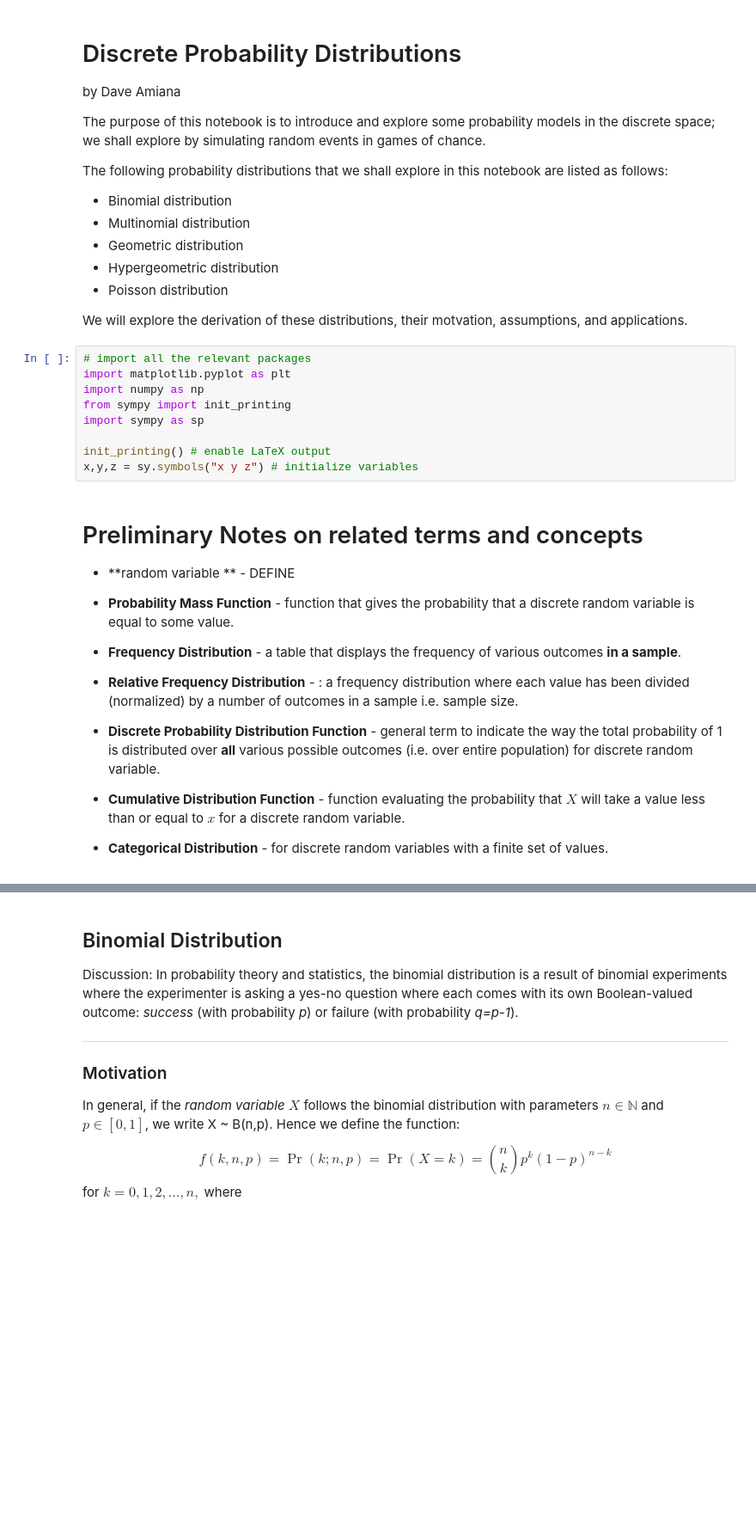
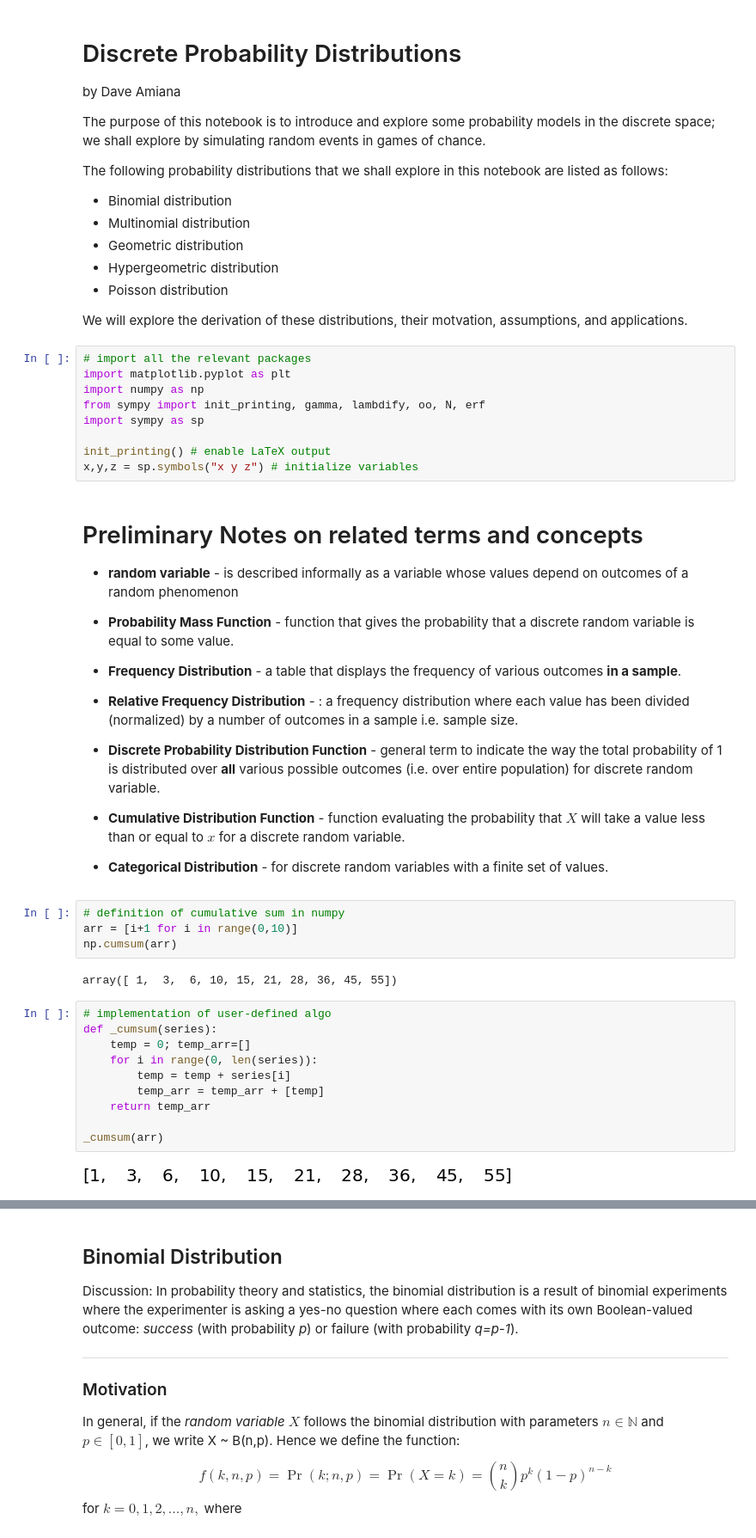
Before and after one commit to adeeconometrics/literate-programming, a Jupyter notebook: Probability_Distributions_Discrete.ipynb, the cells around one changed output, grey strips where cells are left out. Shown: that part at 86% size. Cells and saved outputs as stored; diff of their text form; blank space fills up the shorter version.

```diff
--- a/Probability_Distributions_Discrete.ipynb
+++ b/Probability_Distributions_Discrete.ipynb
@@ -19,15 +19,15 @@ We will explore the derivation of these distributions, their motvation, assumpti
 # import all the relevant packages
 import matplotlib.pyplot as plt
 import numpy as np
-from sympy import init_printing
+from sympy import init_printing, gamma, lambdify, oo, N, erf
 import sympy as sp
 
 init_printing() # enable LaTeX output
-x,y,z = sy.symbols("x y z") # initialize variables
+x,y,z = sp.symbols("x y z") # initialize variables
 # %% [markdown]
 # Preliminary Notes on related terms and concepts
 
-- **random variable ** - DEFINE
+- **random variable** - is described informally as a variable whose values depend on outcomes of a random phenomenon
 - **Probability Mass Function** - function that gives the probability that a discrete random variable is equal to some value.
 
 - **Frequency Distribution** - a table that displays the frequency of various outcomes **in a sample**.
@@ -38,3 +38,21 @@ x,y,z = sy.symbols("x y z") # initialize variables
 
 - **Cumulative Distribution Function** -  function evaluating the probability that $X$ will take a value less than or equal to $x$ for a discrete random variable.
 - **Categorical Distribution** -  for discrete random variables with a finite set of values.
+# %%
+# definition of cumulative sum in numpy
+arr = [i+1 for i in range(0,10)]
+np.cumsum(arr)
+# %% [output]
+array([ 1,  3,  6, 10, 15, 21, 28, 36, 45, 55])
+# %%
+# implementation of user-defined algo
+def _cumsum(series):
+    temp = 0; temp_arr=[]
+    for i in range(0, len(series)):
+        temp = temp + series[i]
+        temp_arr = temp_arr + [temp]
+    return temp_arr
+
+_cumsum(arr)
+# %% [output]
+[figure, added]
```
Also changed, not shown: parts of 19 cells of this notebook.
